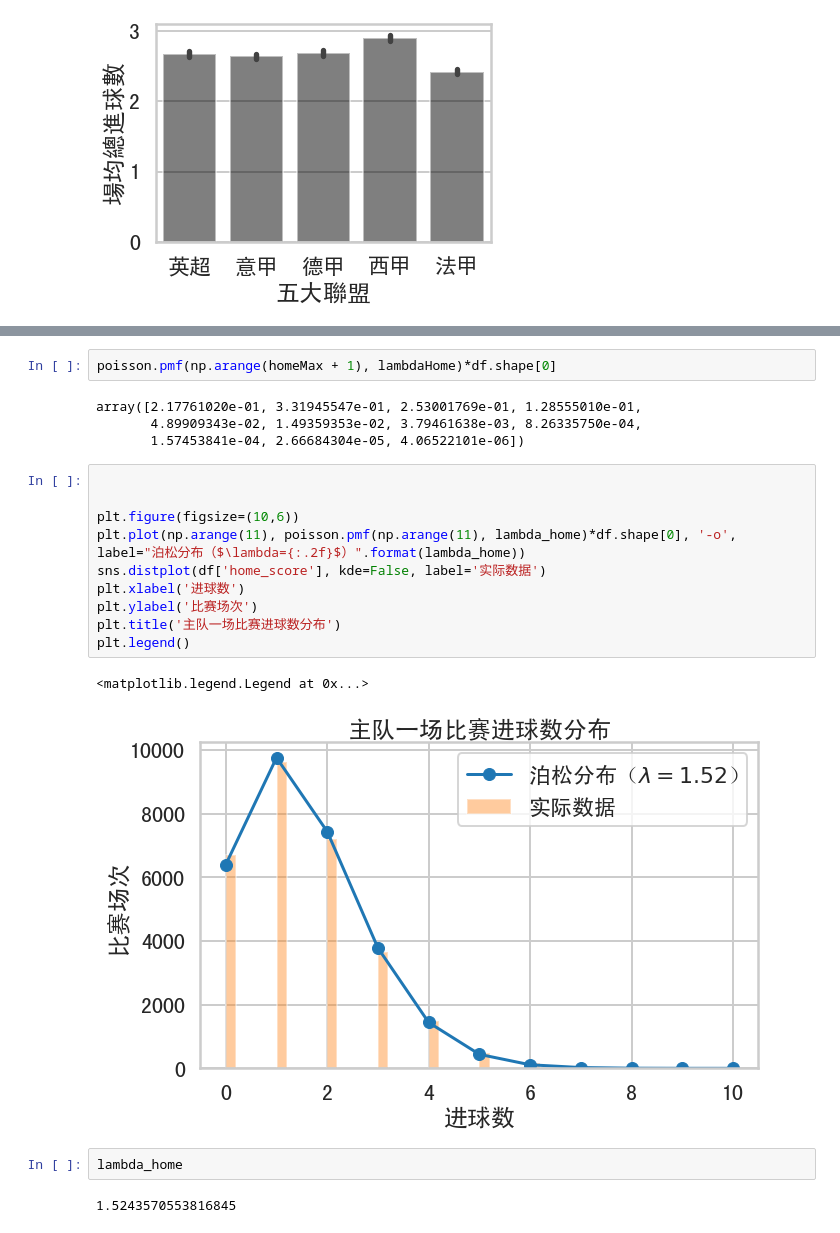
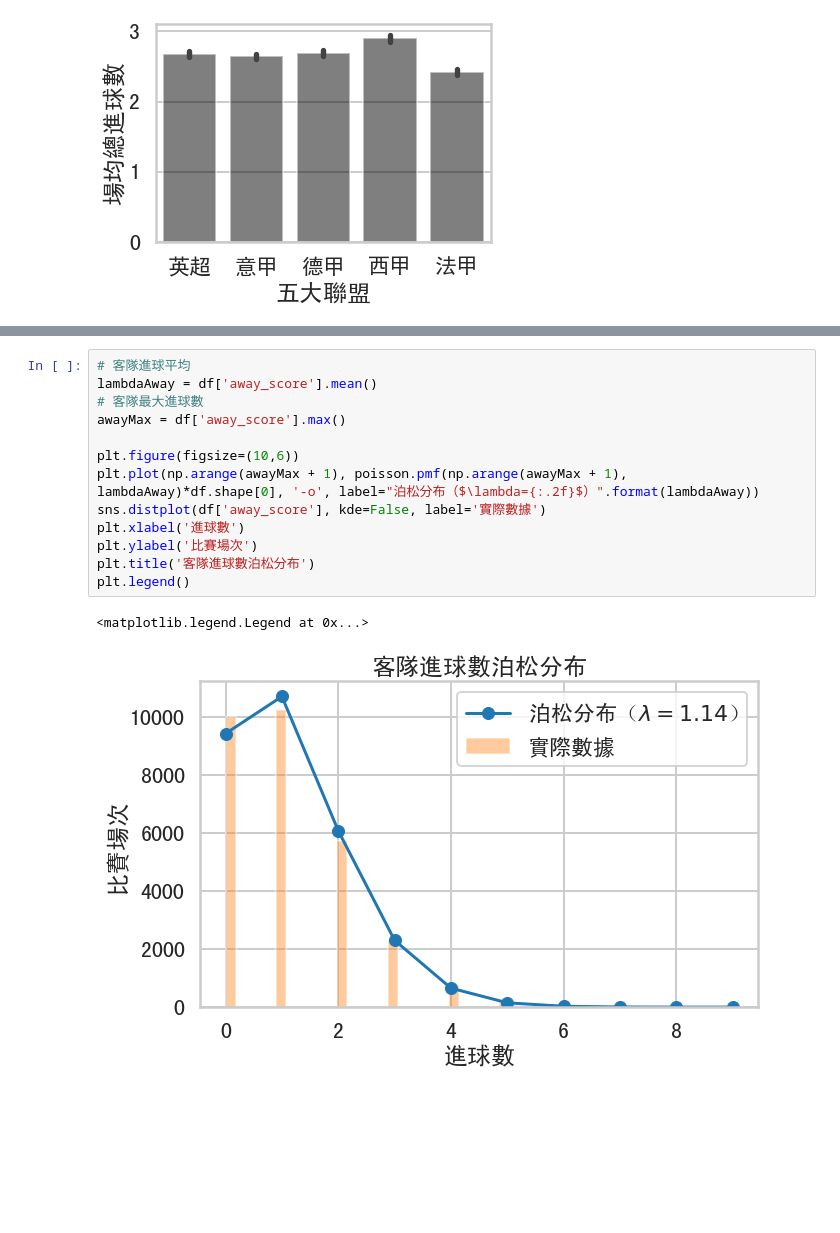
Before and after one commit to silly-yang/FootballScorePred, a Jupyter notebook: PoissonDistribution.ipynb, the cells around one changed output, grey strips where cells are left out. Cells and saved outputs as stored; diff of their text form; blank space fills up the shorter version.

```diff
--- a/PoissonDistribution.ipynb
+++ b/PoissonDistribution.ipynb
@@ -73,23 +92,16 @@ array([     0,  29396,  58792,  88188, 117584, 146980, 176376, 205772,
-# %%
-poisson.pmf(np.arange(homeMax + 1), lambdaHome)*df.shape[0]
-# %% [output]
-array([2.17761020e-01, 3.31945547e-01, 2.53001769e-01, 1.28555010e-01,
-       4.89909343e-02, 1.49359353e-02, 3.79461638e-03, 8.26335750e-04,
-       1.57453841e-04, 2.66684304e-05, 4.06522101e-06])
 # %%
-
+# 客隊進球平均
+lambdaAway = df['away_score'].mean()
+# 客隊最大進球數
+awayMax = df['away_score'].max()
 
 plt.figure(figsize=(10,6))
-plt.plot(np.arange(11), poisson.pmf(np.arange(11), lambda_home)*df.shape[0], '-o', label="泊松分布（$\lambda={:.2f}$）".format(lambda_home))
-sns.distplot(df['home_score'], kde=False, label='实际数据')
-plt.xlabel('进球数')
-plt.ylabel('比赛场次')
-plt.title('主队一场比赛进球数分布')
+plt.plot(np.arange(awayMax + 1), poisson.pmf(np.arange(awayMax + 1), lambdaAway)*df.shape[0], '-o', label="泊松分布（$\lambda={:.2f}$）".format(lambdaAway))
+sns.distplot(df['away_score'], kde=False, label='實際數據')
+plt.xlabel('進球數')
+plt.ylabel('比賽場次')
+plt.title('客隊進球數泊松分布')
 plt.legend()
 # %% [output]
 <matplotlib.legend.Legend at 0x...>
-[figure, old version]
+[figure, new version]
-# %%
-lambda_home
-# %% [output]
-1.5243570553816845
```
Also changed, not shown: parts of 8 cells of this notebook.
